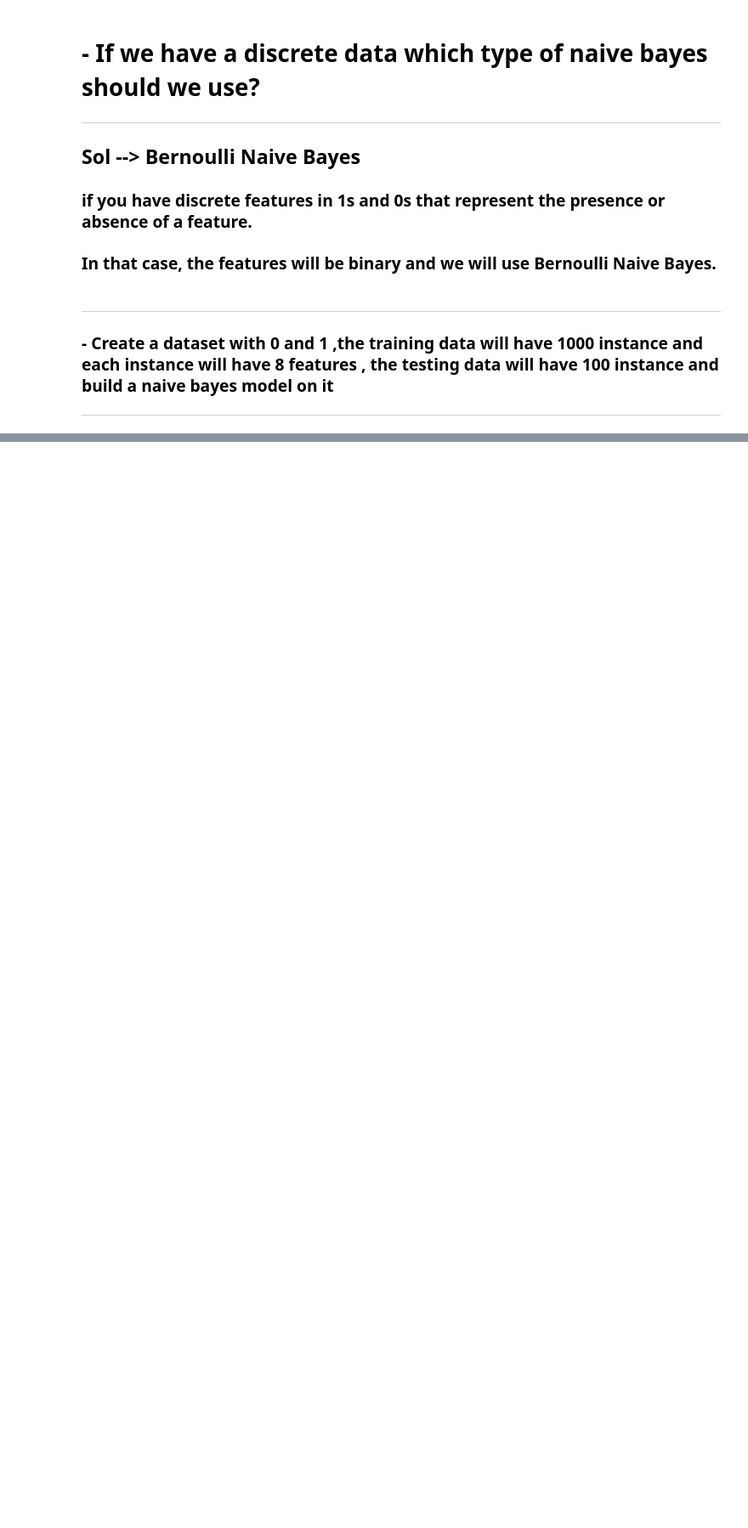
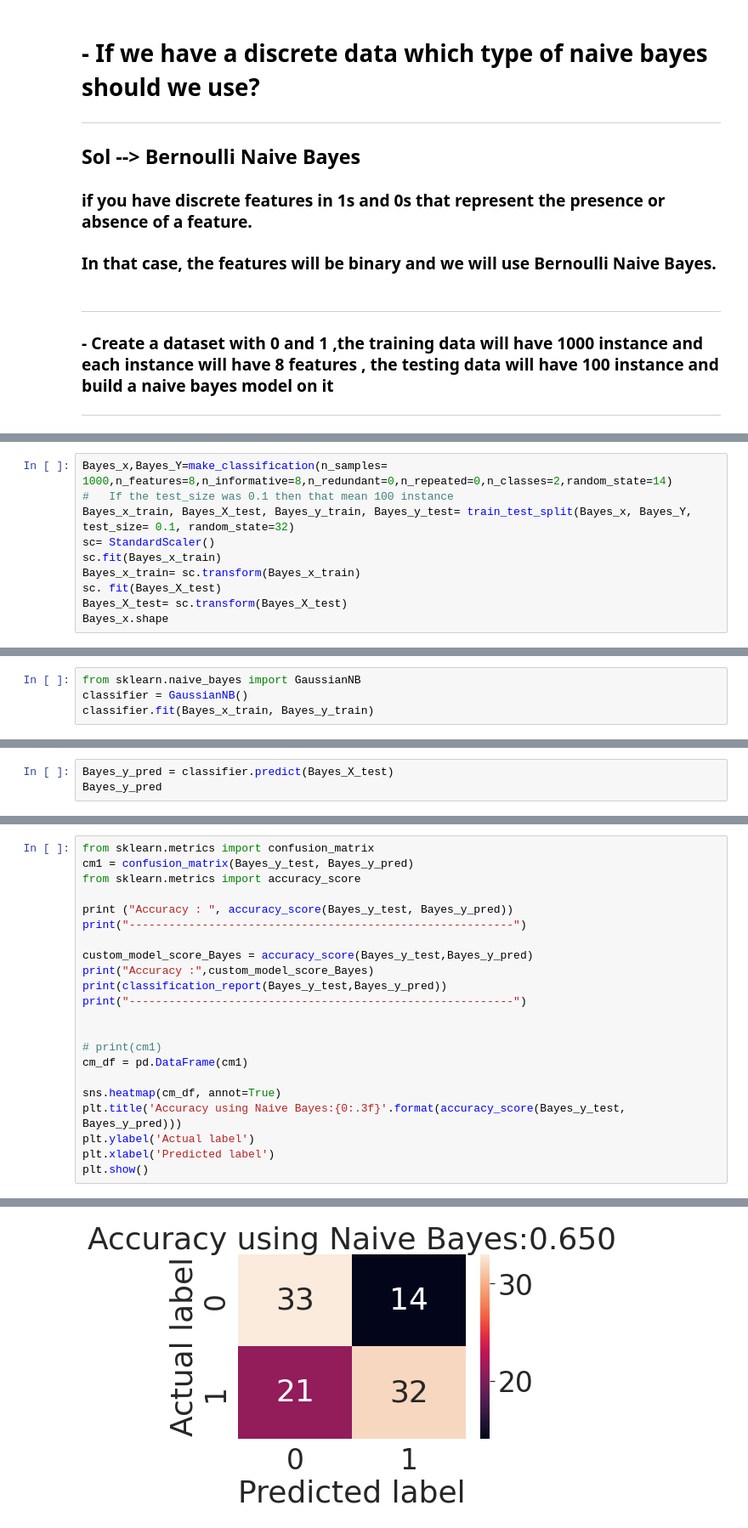
Before and after one commit to shahd1995913/Tahalf-Mechine-Learning-DS3, a Jupyter notebook: Tasks/ML1_S5_Assignment.ipynb, the cells around one changed output, grey strips where cells are left out. Shown at 85% size. Cells and saved outputs as stored; diff of their text form; blank space fills up the shorter version.

```diff
--- a/Tasks/ML1_S5_Assignment.ipynb
+++ b/Tasks/ML1_S5_Assignment.ipynb
@@ -345,0 +353,10 @@ dfNaive_
+# %%
+Bayes_x,Bayes_Y=make_classification(n_samples= 1000,n_features=8,n_informative=8,n_redundant=0,n_repeated=0,n_classes=2,random_state=14)
+#   If the test_size was 0.1 then that mean 100 instance
+Bayes_x_train, Bayes_X_test, Bayes_y_train, Bayes_y_test= train_test_split(Bayes_x, Bayes_Y, test_size= 0.1, random_state=32)
+sc= StandardScaler()
+sc.fit(Bayes_x_train)
+Bayes_x_train= sc.transform(Bayes_x_train)
+sc. fit(Bayes_X_test)
+Bayes_X_test= sc.transform(Bayes_X_test)
+Bayes_x.shape
@@ -345,0 +365,4 @@ dfNaive_
+# %%
+from sklearn.naive_bayes import GaussianNB
+classifier = GaussianNB()
+classifier.fit(Bayes_x_train, Bayes_y_train)
@@ -345,0 +371,3 @@ dfNaive_
+# %%
+Bayes_y_pred = classifier.predict(Bayes_X_test)
+Bayes_y_pred
@@ -345,0 +380,23 @@ dfNaive_
+# %%
+from sklearn.metrics import confusion_matrix
+cm1 = confusion_matrix(Bayes_y_test, Bayes_y_pred)
+from sklearn.metrics import accuracy_score
+
+print ("Accuracy : ", accuracy_score(Bayes_y_test, Bayes_y_pred))
+print("----------------------------------------------------------")
+
+custom_model_score_Bayes = accuracy_score(Bayes_y_test,Bayes_y_pred)
+print("Accuracy :",custom_model_score_Bayes)
+print(classification_report(Bayes_y_test,Bayes_y_pred))
+print("----------------------------------------------------------")
+
+
+# print(cm1)
+cm_df = pd.DataFrame(cm1)
+
+sns.heatmap(cm_df, annot=True)
+plt.title('Accuracy using Naive Bayes:{0:.3f}'.format(accuracy_score(Bayes_y_test, Bayes_y_pred)))
+plt.ylabel('Actual label')
+plt.xlabel('Predicted label')
+plt.show()
+# %% [output]
@@ -345,0 +416 @@ dfNaive_
+[figure, added]
```
Also changed, not shown: parts of 9 cells of this notebook.
